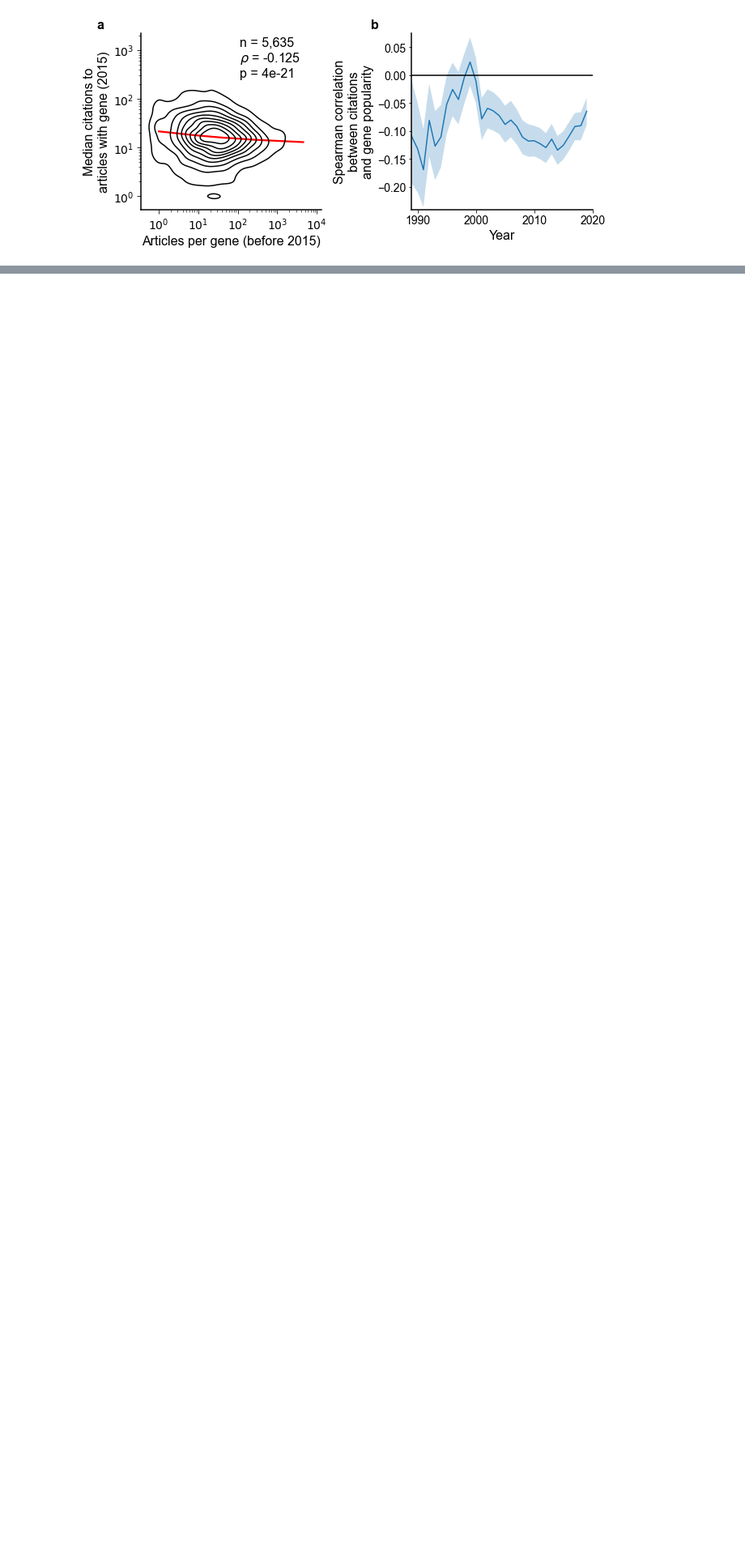
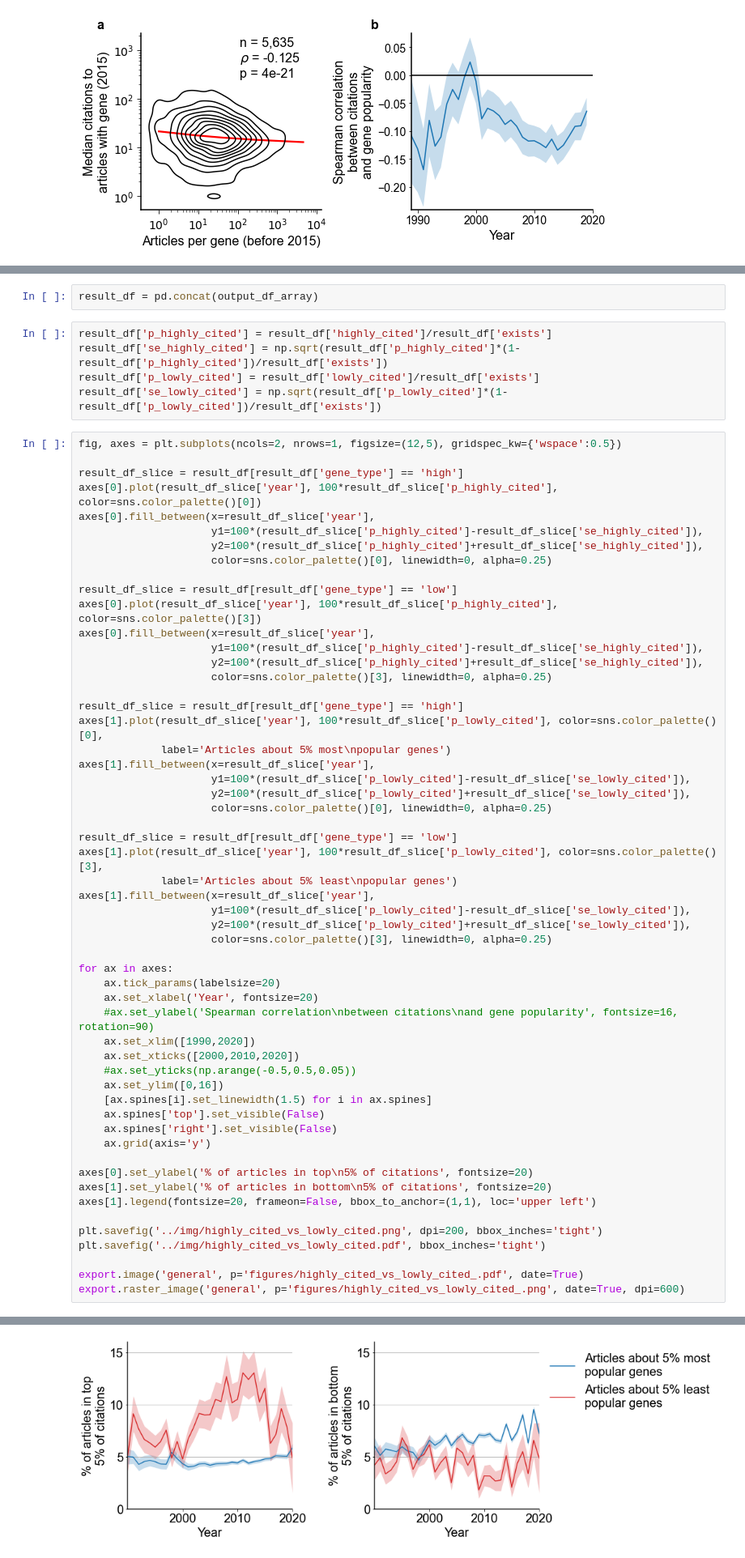
Before and after one commit to amarallab/fmug_analysis, a Jupyter notebook: notebooks/230830_bulk_citations.ipynb, the cells around one changed output, grey strips where cells are left out. Shown: that part at 81% size. Drawn from its saved outputs; the diff is of its cells as text; blank space fills up the shorter version.

Commit message:
supplemental citation analysis

```diff
--- a/notebooks/230830_bulk_citations.ipynb
+++ b/notebooks/230830_bulk_citations.ipynb
@@ -237,0 +269,63 @@ array([139,  71, 289, ...,   0,   0,   0])
+# %%
+result_df = pd.concat(output_df_array)
+# %%
+result_df['p_highly_cited'] = result_df['highly_cited']/result_df['exists']
+result_df['se_highly_cited'] = np.sqrt(result_df['p_highly_cited']*(1-result_df['p_highly_cited'])/result_df['exists'])
+result_df['p_lowly_cited'] = result_df['lowly_cited']/result_df['exists']
+result_df['se_lowly_cited'] = np.sqrt(result_df['p_lowly_cited']*(1-result_df['p_lowly_cited'])/result_df['exists'])
+# %%
+fig, axes = plt.subplots(ncols=2, nrows=1, figsize=(12,5), gridspec_kw={'wspace':0.5})
+
+result_df_slice = result_df[result_df['gene_type'] == 'high']
+axes[0].plot(result_df_slice['year'], 100*result_df_slice['p_highly_cited'], color=sns.color_palette()[0])
+axes[0].fill_between(x=result_df_slice['year'],
+                     y1=100*(result_df_slice['p_highly_cited']-result_df_slice['se_highly_cited']),
+                     y2=100*(result_df_slice['p_highly_cited']+result_df_slice['se_highly_cited']),
+                     color=sns.color_palette()[0], linewidth=0, alpha=0.25)
+
+result_df_slice = result_df[result_df['gene_type'] == 'low']
+axes[0].plot(result_df_slice['year'], 100*result_df_slice['p_highly_cited'], color=sns.color_palette()[3])
+axes[0].fill_between(x=result_df_slice['year'],
+                     y1=100*(result_df_slice['p_highly_cited']-result_df_slice['se_highly_cited']),
+                     y2=100*(result_df_slice['p_highly_cited']+result_df_slice['se_highly_cited']),
+                     color=sns.color_palette()[3], linewidth=0, alpha=0.25)
+
+result_df_slice = result_df[result_df['gene_type'] == 'high']
+axes[1].plot(result_df_slice['year'], 100*result_df_slice['p_lowly_cited'], color=sns.color_palette()[0],
+             label='Articles about 5% most\npopular genes')
+axes[1].fill_between(x=result_df_slice['year'],
+                     y1=100*(result_df_slice['p_lowly_cited']-result_df_slice['se_lowly_cited']),
+                     y2=100*(result_df_slice['p_lowly_cited']+result_df_slice['se_lowly_cited']),
+                     color=sns.color_palette()[0], linewidth=0, alpha=0.25)
+
+result_df_slice = result_df[result_df['gene_type'] == 'low']
+axes[1].plot(result_df_slice['year'], 100*result_df_slice['p_lowly_cited'], color=sns.color_palette()[3],
+             label='Articles about 5% least\npopular genes')
+axes[1].fill_between(x=result_df_slice['year'],
+                     y1=100*(result_df_slice['p_lowly_cited']-result_df_slice['se_lowly_cited']),
+                     y2=100*(result_df_slice['p_lowly_cited']+result_df_slice['se_lowly_cited']),
+                     color=sns.color_palette()[3], linewidth=0, alpha=0.25)
+
+for ax in axes:
+    ax.tick_params(labelsize=20)
+    ax.set_xlabel('Year', fontsize=20)
+    #ax.set_ylabel('Spearman correlation\nbetween citations\nand gene popularity', fontsize=16, rotation=90)
+    ax.set_xlim([1990,2020])
+    ax.set_xticks([2000,2010,2020])
+    #ax.set_yticks(np.arange(-0.5,0.5,0.05))
+    ax.set_ylim([0,16])
+    [ax.spines[i].set_linewidth(1.5) for i in ax.spines]
+    ax.spines['top'].set_visible(False)
+    ax.spines['right'].set_visible(False)
+    ax.grid(axis='y')
+
+axes[0].set_ylabel('% of articles in top\n5% of citations', fontsize=20)
+axes[1].set_ylabel('% of articles in bottom\n5% of citations', fontsize=20)
+axes[1].legend(fontsize=20, frameon=False, bbox_to_anchor=(1,1), loc='upper left')
+
+plt.savefig('../img/highly_cited_vs_lowly_cited.png', dpi=200, bbox_inches='tight')
+plt.savefig('../img/highly_cited_vs_lowly_cited.pdf', bbox_inches='tight')
+
+export.image('general', p='figures/highly_cited_vs_lowly_cited_.pdf', date=True)
+export.raster_image('general', p='figures/highly_cited_vs_lowly_cited_.png', date=True, dpi=600)
+# %% [output]
@@ -237,0 +334 @@ array([139,  71, 289, ...,   0,   0,   0])
+[figure, added]
```
Also changed, not shown: parts of 8 cells of this notebook, 3 other files.
